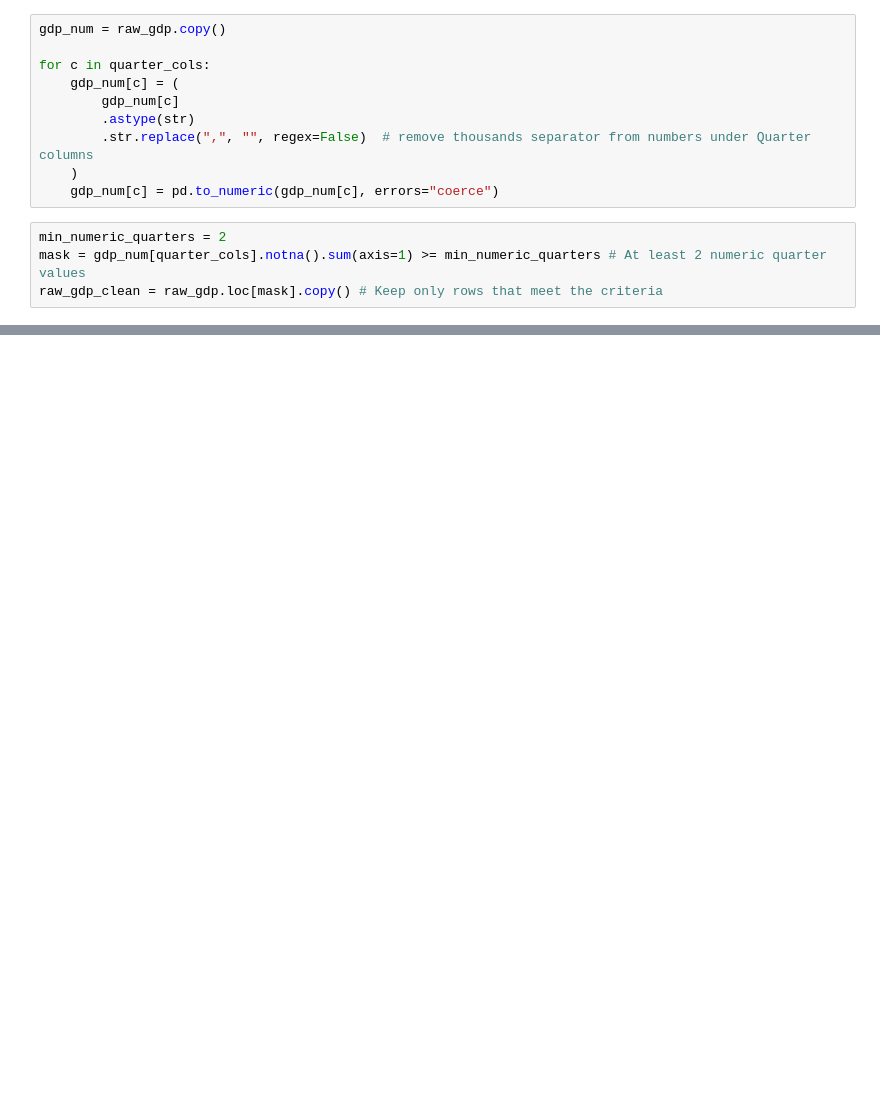
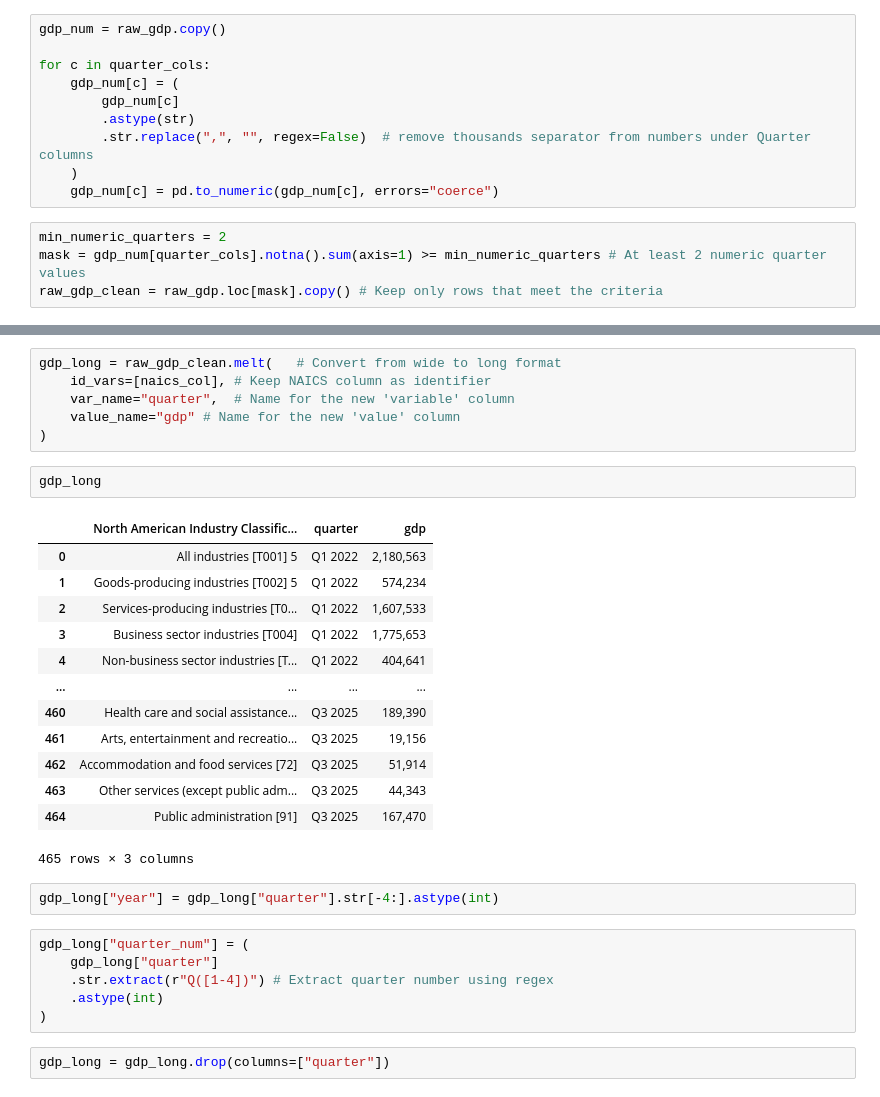
Before and after one commit to wtfmadrid/Canadian-Business-Risk-Analysis, a Jupyter notebook: notebooks/preprocessing.ipynb, the cells around one changed output, grey strips where cells are left out. Cells and saved outputs as stored; diff of their text form; blank space fills up the shorter version.

```diff
--- a/notebooks/preprocessing.ipynb
+++ b/notebooks/preprocessing.ipynb
@@ -93,0 +122,32 @@ raw_gdp_clean.tail(5)
+# %%
+gdp_long = raw_gdp_clean.melt(   # Convert from wide to long format
+    id_vars=[naics_col], # Keep NAICS column as identifier
+    var_name="quarter",  # Name for the new 'variable' column
+    value_name="gdp" # Name for the new 'value' column
+)
+# %%
+gdp_long
+# %% [output]
+|  | North American Industry Classific... | quarter | gdp |
+| 0 | All industries [T001] 5 | Q1 2022 | 2,180,563 |
+| 1 | Goods-producing industries [T002] 5 | Q1 2022 | 574,234 |
+| 2 | Services-producing industries [T0... | Q1 2022 | 1,607,533 |
+| 3 | Business sector industries [T004] | Q1 2022 | 1,775,653 |
+| 4 | Non-business sector industries [T... | Q1 2022 | 404,641 |
+| ... | ... | ... | ... |
+| 460 | Health care and social assistance... | Q3 2025 | 189,390 |
+| 461 | Arts, entertainment and recreatio... | Q3 2025 | 19,156 |
+| 462 | Accommodation and food services [72] | Q3 2025 | 51,914 |
+| 463 | Other services (except public adm... | Q3 2025 | 44,343 |
+| 464 | Public administration [91] | Q3 2025 | 167,470 |
+465 rows × 3 columns
+# %%
+gdp_long["year"] = gdp_long["quarter"].str[-4:].astype(int)
+# %%
+gdp_long["quarter_num"] = (
+    gdp_long["quarter"]
+    .str.extract(r"Q([1-4])") # Extract quarter number using regex
+    .astype(int)
+)
+# %%
+gdp_long = gdp_long.drop(columns=["quarter"])
```
Also changed, not shown: parts of 5 cells of this notebook, 1 other file.
